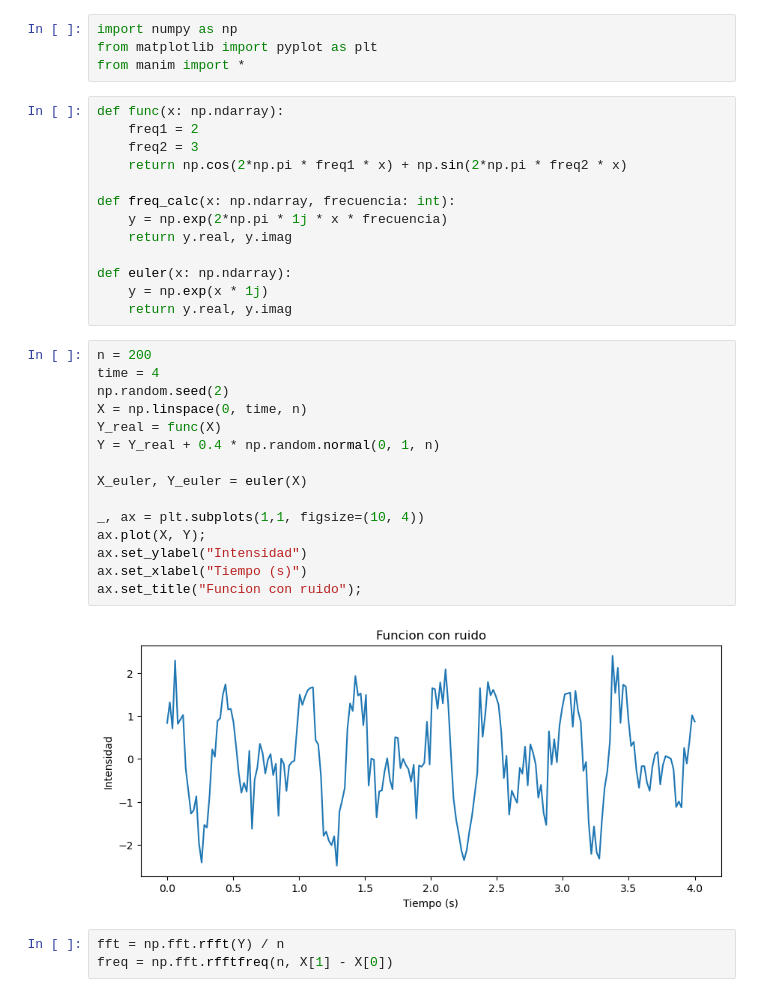
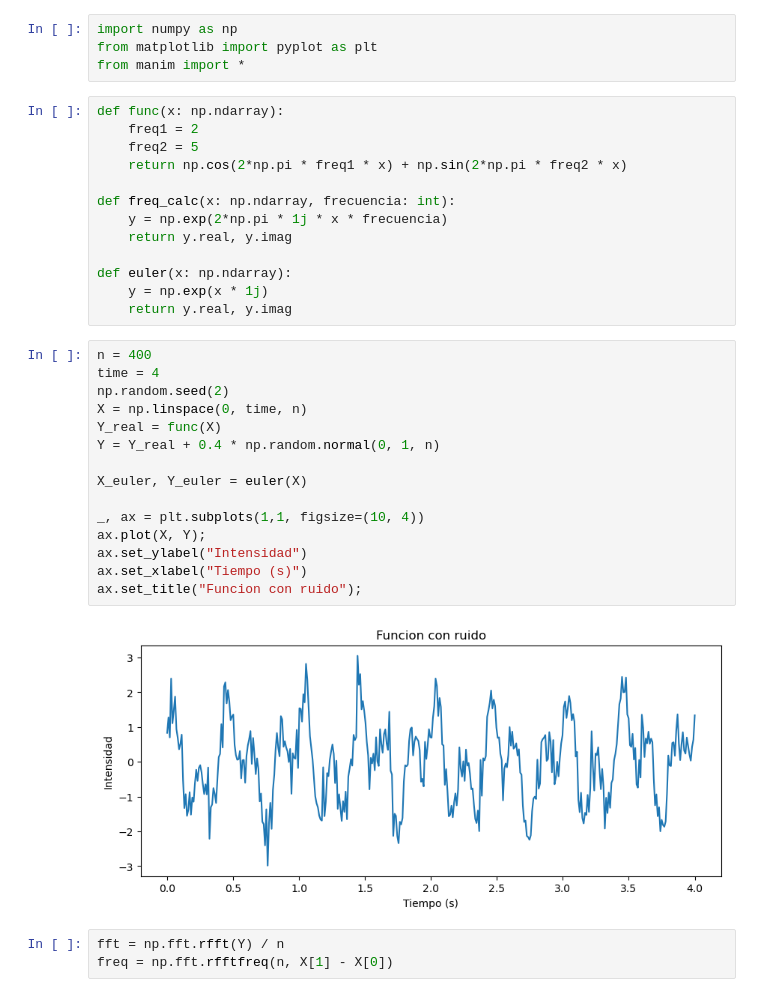
Before and after one commit to TomasGo02/fourier-cats, a Jupyter notebook: animaciones.ipynb, the cells around one changed output. Cells and saved outputs as stored; diff of their text form.

```diff
--- a/animaciones.ipynb
+++ b/animaciones.ipynb
@@ -5,7 +5,7 @@ from manim import *
 # %%
 def func(x: np.ndarray):
     freq1 = 2
-    freq2 = 3
+    freq2 = 5
     return np.cos(2*np.pi * freq1 * x) + np.sin(2*np.pi * freq2 * x)
 
 def freq_calc(x: np.ndarray, frecuencia: int):
@@ -16,22 +16,22 @@ def euler(x: np.ndarray):
     y = np.exp(x * 1j)
     return y.real, y.imag
 # %%
-n = 200
+n = 400
 time = 4
 np.random.seed(2)
 X = np.linspace(0, time, n)
 Y_real = func(X)
 Y = Y_real + 0.4 * np.random.normal(0, 1, n)
 
 X_euler, Y_euler = euler(X)
 
 _, ax = plt.subplots(1,1, figsize=(10, 4))
 ax.plot(X, Y);
 ax.set_ylabel("Intensidad")
 ax.set_xlabel("Tiempo (s)")
 ax.set_title("Funcion con ruido");
 # %% [output]
-[figure, old version]
+[figure, new version]
 # %%
 fft = np.fft.rfft(Y) / n
 freq = np.fft.rfftfreq(n, X[1] - X[0])
```
Also changed, not shown: parts of 9 cells of this notebook, 6 other files.
